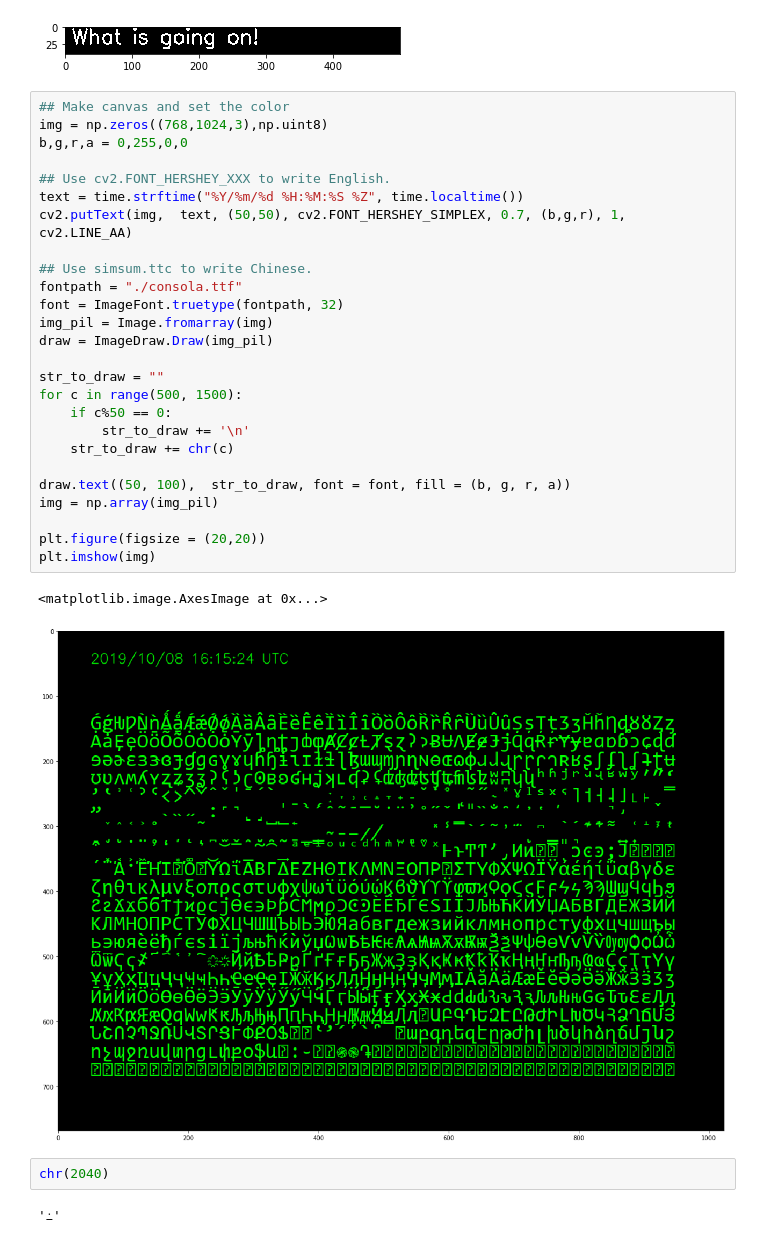
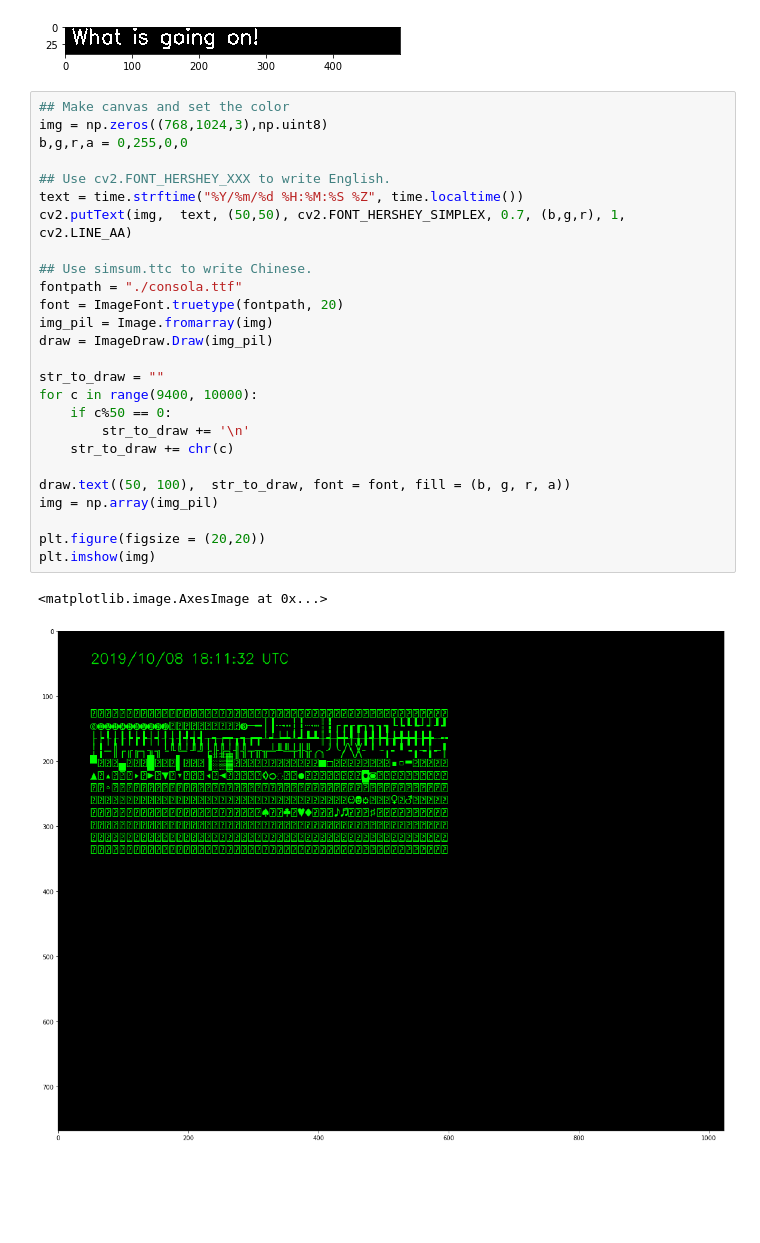
Before and after one commit to abhishekmishra/img2unicode, a Jupyter notebook: test_fonts_and_text.ipynb, the cells around one changed output. Cells and saved outputs as stored; diff of their text form; blank space fills up the shorter version.

```diff
--- a/test_fonts_and_text.ipynb
+++ b/test_fonts_and_text.ipynb
@@ -32,33 +32,29 @@ plt.imshow(img)
 # %%
 ## Make canvas and set the color
 img = np.zeros((768,1024,3),np.uint8)
 b,g,r,a = 0,255,0,0
 
 ## Use cv2.FONT_HERSHEY_XXX to write English.
 text = time.strftime("%Y/%m/%d %H:%M:%S %Z", time.localtime())
 cv2.putText(img,  text, (50,50), cv2.FONT_HERSHEY_SIMPLEX, 0.7, (b,g,r), 1, cv2.LINE_AA)
 
 ## Use simsum.ttc to write Chinese.
 fontpath = "./consola.ttf"
-font = ImageFont.truetype(fontpath, 32)
+font = ImageFont.truetype(fontpath, 20)
 img_pil = Image.fromarray(img)
 draw = ImageDraw.Draw(img_pil)
 
 str_to_draw = ""
-for c in range(500, 1500):
+for c in range(9400, 10000):
     if c%50 == 0:
         str_to_draw += '\n'
     str_to_draw += chr(c)
 
 draw.text((50, 100),  str_to_draw, font = font, fill = (b, g, r, a))
 img = np.array(img_pil)
 
 plt.figure(figsize = (20,20))
 plt.imshow(img)
 # %% [output]
 <matplotlib.image.AxesImage at 0x...>
-[figure, old version]
+[figure, new version]
-# %%
-chr(2040)
-# %% [output]
-'߸'
```
